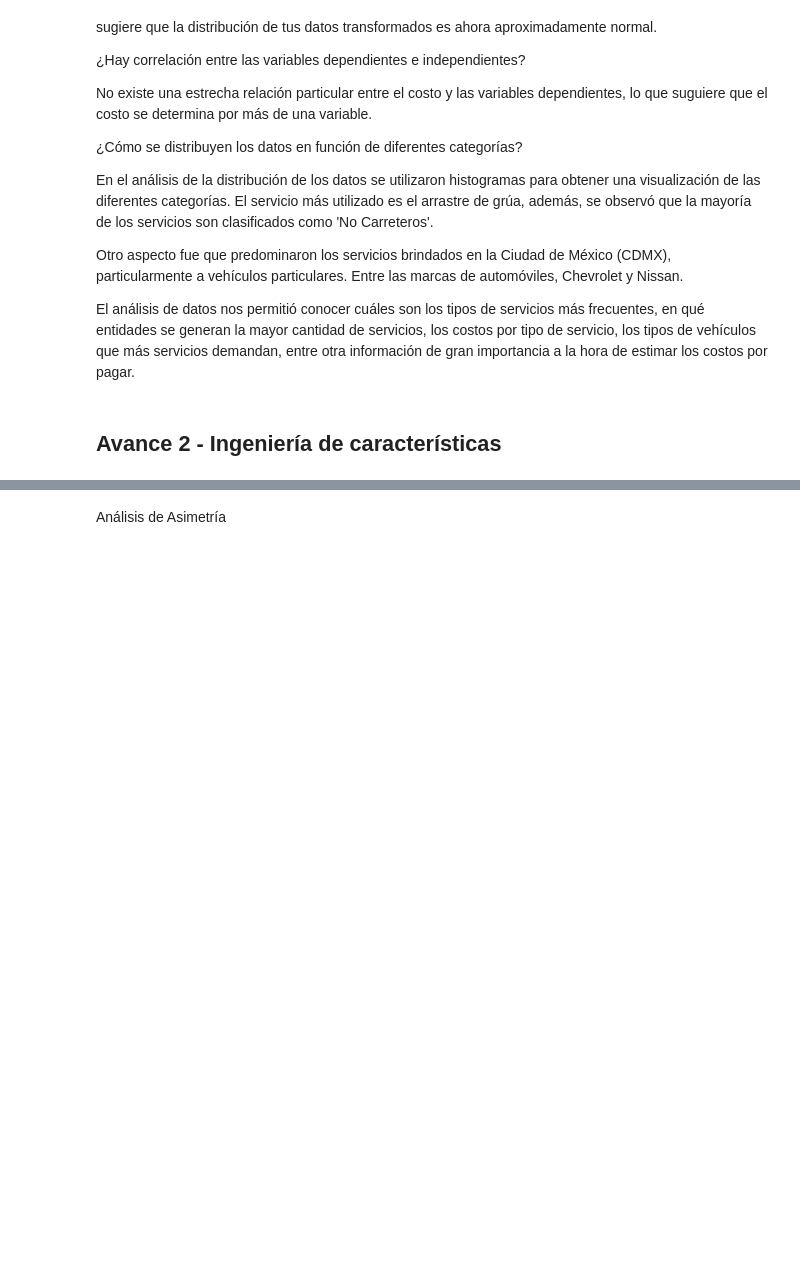
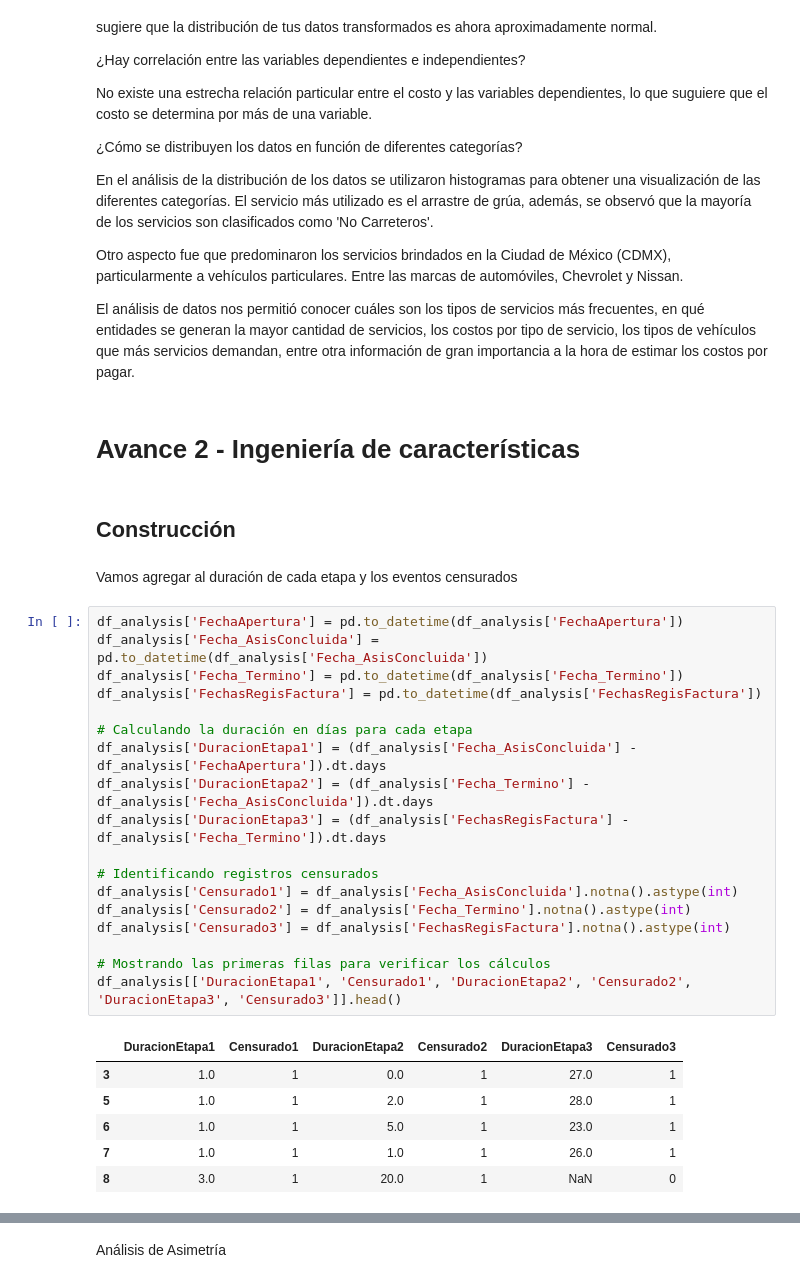
Before and after one commit to PabAleBravo/Proyectointegradorequipo14, a Jupyter notebook: Avance5_Equipo14_(1).ipynb, the cells around one changed output, grey strips where cells are left out. Drawn from its saved outputs; the diff is of its cells as text; blank space fills up the shorter version.

```diff
--- a/Avance5_Equipo14_(1).ipynb
+++ b/Avance5_Equipo14_(1).ipynb
@@ -412,4 +594,33 @@ Otro aspecto fue que predominaron los servicios brindados en la Ciudad de Méxic
 
 El análisis de datos nos permitió conocer cuáles son los tipos de servicios más frecuentes, en qué entidades se generan la mayor cantidad de servicios, los costos por tipo de servicio, los tipos de vehículos que más servicios demandan, entre otra información de gran importancia a la hora de estimar los costos por pagar.
 # %% [markdown]
-## **Avance 2** - Ingeniería de características
+# **Avance 2** - Ingeniería de características
+# %% [markdown]
+## Construcción
+# %% [markdown]
+Vamos agregar al duración de cada etapa y los eventos censurados
+# %%
+df_analysis['FechaApertura'] = pd.to_datetime(df_analysis['FechaApertura'])
+df_analysis['Fecha_AsisConcluida'] = pd.to_datetime(df_analysis['Fecha_AsisConcluida'])
+df_analysis['Fecha_Termino'] = pd.to_datetime(df_analysis['Fecha_Termino'])
+df_analysis['FechasRegisFactura'] = pd.to_datetime(df_analysis['FechasRegisFactura'])
+
+# Calculando la duración en días para cada etapa
+df_analysis['DuracionEtapa1'] = (df_analysis['Fecha_AsisConcluida'] - df_analysis['FechaApertura']).dt.days
+df_analysis['DuracionEtapa2'] = (df_analysis['Fecha_Termino'] - df_analysis['Fecha_AsisConcluida']).dt.days
+df_analysis['DuracionEtapa3'] = (df_analysis['FechasRegisFactura'] - df_analysis['Fecha_Termino']).dt.days
+
+# Identificando registros censurados
+df_analysis['Censurado1'] = df_analysis['Fecha_AsisConcluida'].notna().astype(int)
+df_analysis['Censurado2'] = df_analysis['Fecha_Termino'].notna().astype(int)
+df_analysis['Censurado3'] = df_analysis['FechasRegisFactura'].notna().astype(int)
+
+# Mostrando las primeras filas para verificar los cálculos
+df_analysis[['DuracionEtapa1', 'Censurado1', 'DuracionEtapa2', 'Censurado2', 'DuracionEtapa3', 'Censurado3']].head()
+# %% [output]
+|  | DuracionEtapa1 | Censurado1 | DuracionEtapa2 | Censurado2 | DuracionEtapa3 | Censurado3 |
+| 3 | 1.0 | 1 | 0.0 | 1 | 27.0 | 1 |
+| 5 | 1.0 | 1 | 2.0 | 1 | 28.0 | 1 |
+| 6 | 1.0 | 1 | 5.0 | 1 | 23.0 | 1 |
+| 7 | 1.0 | 1 | 1.0 | 1 | 26.0 | 1 |
+| 8 | 3.0 | 1 | 20.0 | 1 | NaN | 0 |
```
Also changed, not shown: parts of 74 cells of this notebook.
